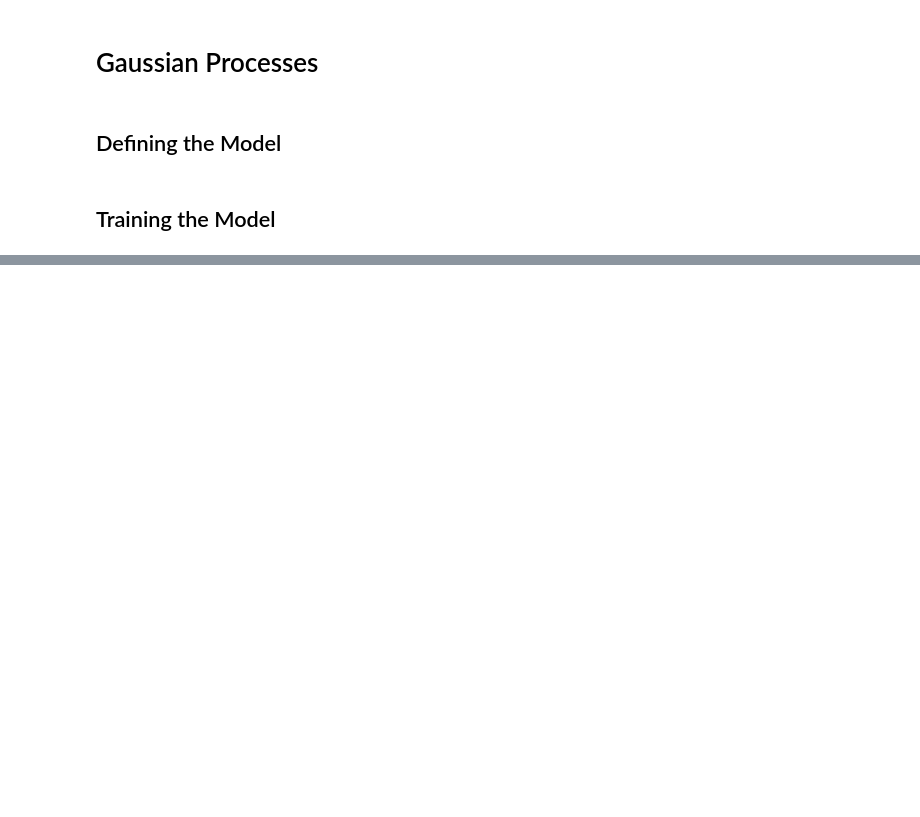
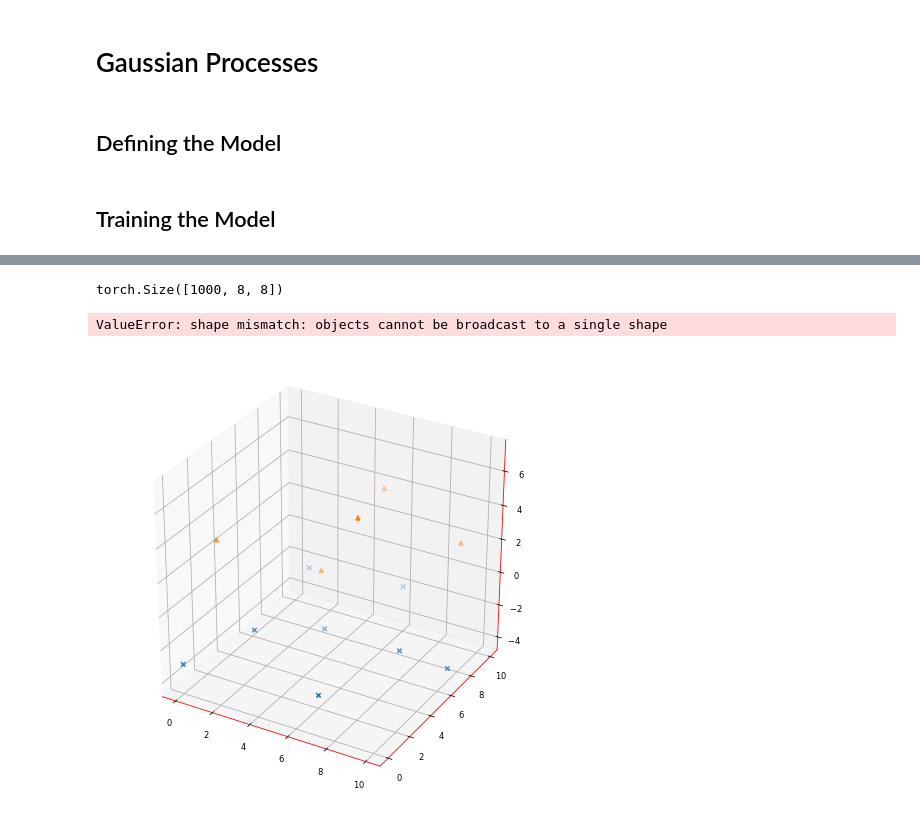
Before and after one commit to M-Harrington/probprog-finalproject, a Jupyter notebook: code.ipynb, the cells around one changed output, grey strips where cells are left out. Cells and saved outputs as stored; diff of their text form; code cells hidden in the pictures; blank space fills up the shorter version.

Commit message:
Added GP model

```diff
--- a/code.ipynb
+++ b/code.ipynb
@@ -276,21 +293,25 @@ plt.show()
 # %% [markdown]
 ## Defining the Model
 # %%
-def model(XW, YW):
+def model_gp(XW, YW):
     mu_delta = 1
-    mu_theta = 0
 
     delta = -pyro.sample("delta", dist.LogNormal(mu_delta, 0.5))
-    theta = pyro.sample("theta", dist.LogNormal(mu_theta, 0.5))
+
+    mu_theta_f = 0
+    mu_theta_w = 0
+
+    theta_f = pyro.sample("theta_f", dist.LogNormal(mu_theta_f, 0.5))
+    theta_w = pyro.sample("theta_w", dist.LogNormal(mu_theta_w, 0.5))
 
     sigma_mu = 2
     mu = pyro.sample("mu", dist.Normal(0, sigma_mu))
 
-    sigma = pyro.sample("sigma", dist.Gamma(1, 1))
-    mean = (YF * torch.exp(-pairwise_distances(XW, XF) / theta)).sum(1) * delta + mu
+    sigma = torch.exp(-pairwise_distances(XW, XW) / theta_w)
+    mean = (YF * torch.exp(-pairwise_distances(XW, XF) / theta_f)).sum(1) * delta + mu
 
     with pyro.plate("data", len(YW)):
-        y = pyro.sample("obs", dist.Normal(mean, sigma), obs=YW)
+        y = pyro.sample("obs", dist.MultivariateNormal(mean, sigma), obs=YW)
 
     return y
 # %%
@@ -321,15 +337,17 @@ def guide(XW, YW):
 # %%
-def predict(XW, posterior_samples):
+def predict_gp(XW, posterior_samples):
     ps = posterior_samples
-    samples = zip(ps["delta"], ps["theta"], ps["mu"], ps["sigma"])
+    samples = zip(ps["delta"], ps["theta_f"], ps["theta_w"], ps["mu"])
 
-    for delta, theta, mu, sigma in samples:
-        mean = (YF * torch.exp(-pairwise_distances(XW, XF) / theta)).sum(1) * delta + mu
+    for delta, theta_f, theta_w, mu in samples:
+        sigma = torch.exp(-pairwise_distances(XW, XW) / theta_w)
+        print(sigma.shape)
+        mean = (YF * torch.exp(-pairwise_distances(XW, XF) / theta_f)).sum(1) * delta + mu
         yield dist.Normal(mean, sigma).sample()
 # %% [markdown]
 ## Training the Model
 # %%
-nuts_kernel = NUTS(model)
+nuts_kernel = NUTS(model_gp)
 
 mcmc = MCMC(nuts_kernel, num_samples=1000, warmup_steps=200)
 mcmc_run = mcmc.run(XW, YW)
@@ -344,2 +380,2 @@ visualize_posterior(hmc_samples)
 # %%
-results = torch.stack(list(predict(XW, hmc_samples)))
+results = torch.stack(list(predict_gp(XW, hmc_samples)))
@@ -346,21 +400,28 @@ results = torch.stack(list(predict(XW, hmc_samples)))
+# %%
+results.shape
+# %% [output]
+torch.Size([1000, 8, 8])
 # %%
 ax = plt.figure(figsize=(8, 8)).add_subplot(111, projection='3d')
 
 ax.scatter(XW[:, 0], XW[:, 1], YW, marker="x")
 ax.scatter(XF[:, 0], XF[:, 1], YF, marker="^")
 
 # for result in results[:100]:
 #     ax.scatter(XW[:, 0], XW[:, 1], result, marker=".", color="red")
-    x
+
 results_mean = results.mean(dim=0).numpy()
 results_std = results.std(dim=0).numpy()
 
 ax.scatter(XW[:, 0], XW[:, 1], results_mean, marker="o", color="red", s=15)
 
 ax.scatter(XW[:, 0], XW[:, 1], results_mean - results_std, marker="_", color="green", s=15)
 # for i, point in enumerate(XW.numpy().tolist()):
 #     ax.plot(point + [results_mean[i] + results_std[i]], point + [results_mean[i] - results_std[i]])
 ax.scatter(XW[:, 0], XW[:, 1], results_mean + results_std, marker="_", color="green", s=15)
 
 plt.savefig("predictions.png", dpi=240)
 plt.show()
+# %% [output]
+ValueError: shape mismatch: objects cannot be broadcast to a single shape
+[figure, added]
```
Also changed, not shown: parts of 12 cells of this notebook.
